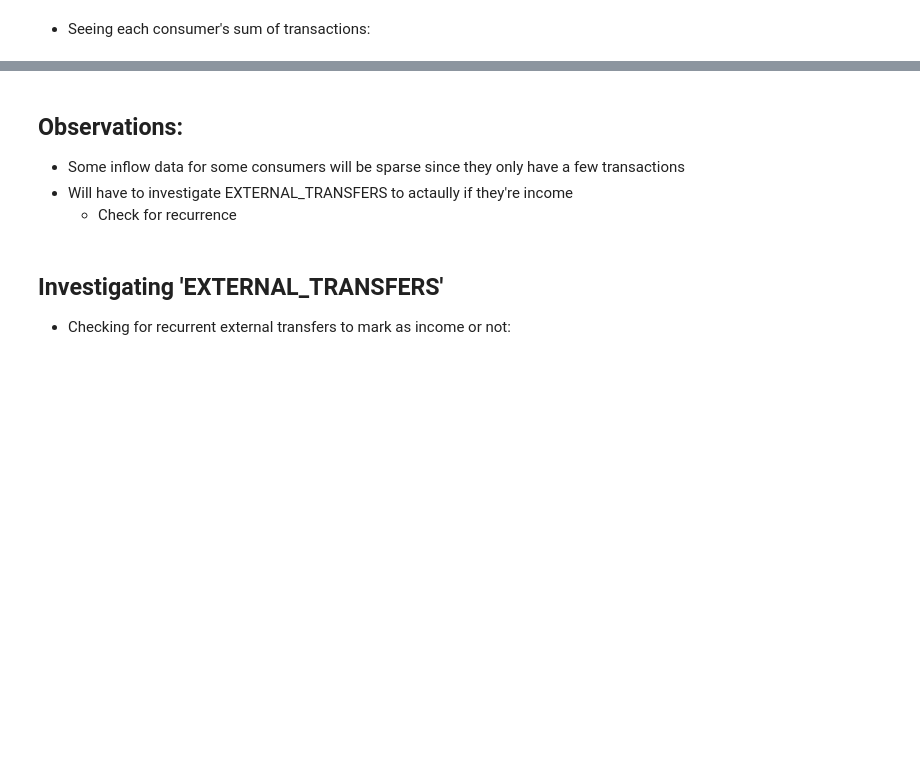
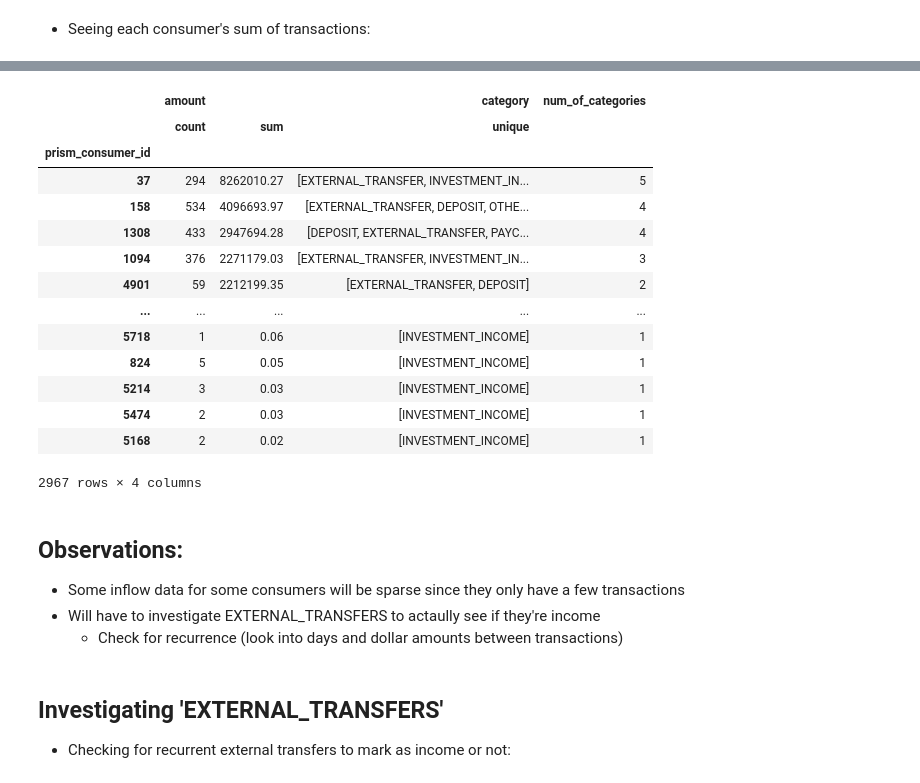
Before and after one commit to mozer123/credit_score, a Jupyter notebook: 07_income/income_brandon.ipynb, the cells around one changed output, grey strips where cells are left out. Drawn from its saved outputs; the diff is of its cells as text; code cells hidden in the pictures; blank space fills up the shorter version.

```diff
--- a/07_income/income_brandon.ipynb
+++ b/07_income/income_brandon.ipynb
@@ -105,8 +167,26 @@ inflow_accs.sort_values(('amount', 'sum'))
+# %%
+inflow_accs.sort_values([('amount', 'sum'), 'num_of_categories'], ascending=False)
+# %% [output]
+|  | amount |  | category | num_of_categories |
+|  | count | sum | unique |  |
+| prism_consumer_id |  |  |  |  |
+| 37 | 294 | 8262010.27 | [EXTERNAL_TRANSFER, INVESTMENT_IN... | 5 |
+| 158 | 534 | 4096693.97 | [EXTERNAL_TRANSFER, DEPOSIT, OTHE... | 4 |
+| 1308 | 433 | 2947694.28 | [DEPOSIT, EXTERNAL_TRANSFER, PAYC... | 4 |
+| 1094 | 376 | 2271179.03 | [EXTERNAL_TRANSFER, INVESTMENT_IN... | 3 |
+| 4901 | 59 | 2212199.35 | [EXTERNAL_TRANSFER, DEPOSIT] | 2 |
+| ... | ... | ... | ... | ... |
+| 5718 | 1 | 0.06 | [INVESTMENT_INCOME] | 1 |
+| 824 | 5 | 0.05 | [INVESTMENT_INCOME] | 1 |
+| 5214 | 3 | 0.03 | [INVESTMENT_INCOME] | 1 |
+| 5474 | 2 | 0.03 | [INVESTMENT_INCOME] | 1 |
+| 5168 | 2 | 0.02 | [INVESTMENT_INCOME] | 1 |
+2967 rows × 4 columns
 # %% [markdown]
 ## Observations:
 - Some inflow data for some consumers will be sparse since they only have a few transactions
-- Will have to investigate EXTERNAL_TRANSFERS to actaully if they're income
-    - Check for recurrence
+- Will have to investigate EXTERNAL_TRANSFERS to actaully see if they're income
+    - Check for recurrence (look into days and dollar amounts between transactions)
 # %% [markdown]
 ## Investigating 'EXTERNAL_TRANSFERS'
 - Checking for recurrent external transfers to mark as income or not:
```
Also changed, not shown: parts of 9 cells of this notebook.
